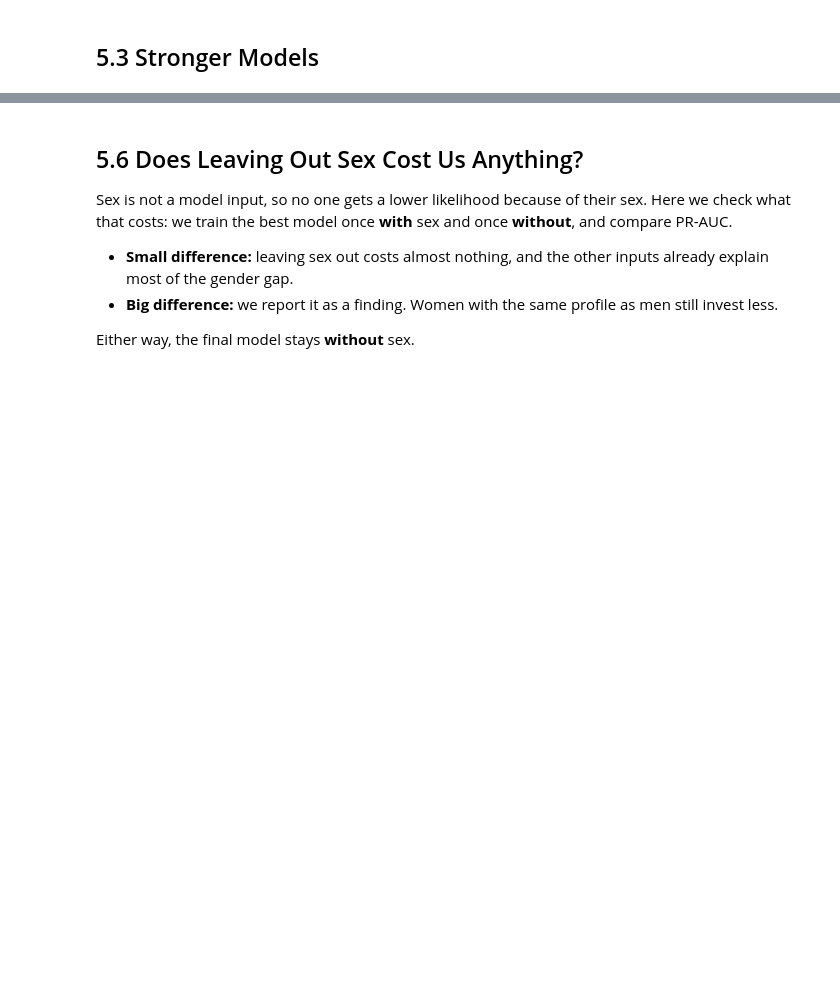
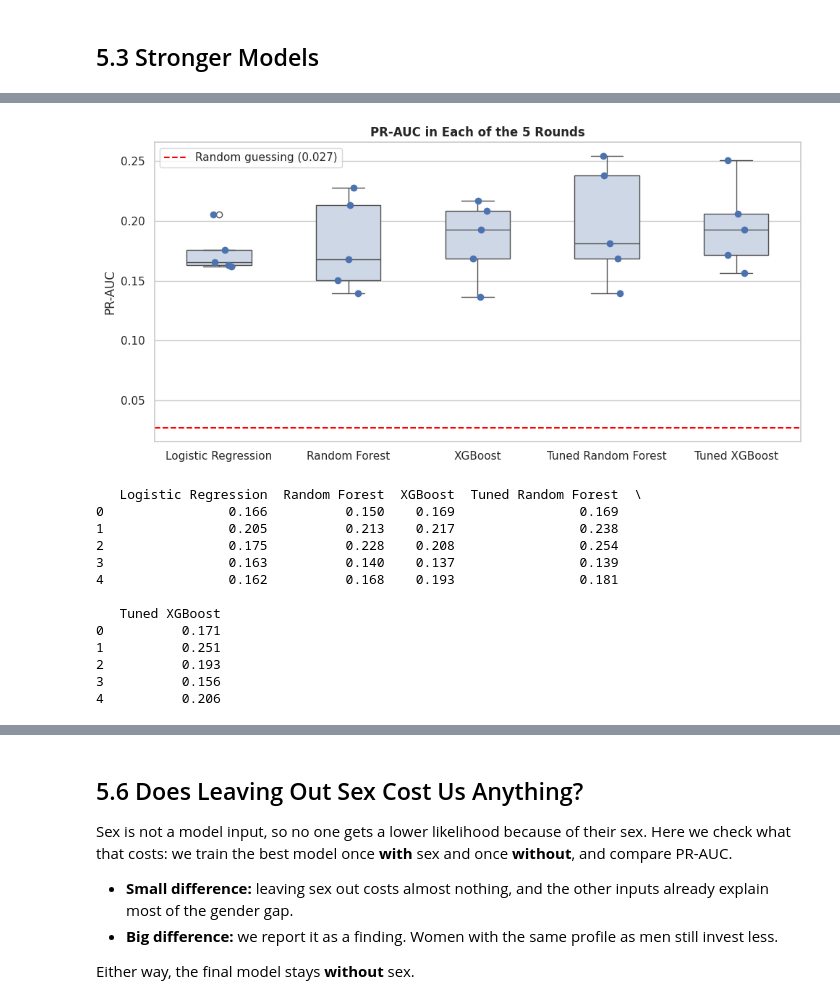
Before and after one commit to Fascos/investment-readiness-capstone-project, a Jupyter notebook: index.ipynb, the cells around one changed output, grey strips where cells are left out. Cells and saved outputs as stored; diff of their text form; code cells hidden in the pictures; blank space fills up the shorter version.

```diff
--- a/index.ipynb
+++ b/index.ipynb
@@ -1157,0 +1595,40 @@ Tune the best one or two models. Use `scoring="average_precision"`.
+# %%
+# Fold-by-fold PR-AUC for each model: 5 dots per model, one for each round
+
+def best_fold_scores(search):
+    # The 5 round scores of the best settings found in tuning
+    key = "score" if "split0_test_score" in search.cv_results_ else "pr_auc"
+    return [search.cv_results_[f"split{i}_test_{key}"][search.best_index_] for i in range(5)]
+
+fold_scores = {name: cv_scores[name]["test_pr_auc"]
+               for name in ["Logistic Regression", "Random Forest", "XGBoost"]}
+fold_scores["Tuned Random Forest"] = best_fold_scores(rf_search)
+fold_scores["Tuned XGBoost"] = best_fold_scores(xgb_search)
+fold_df = pd.DataFrame(fold_scores)
+
+plt.figure(figsize=(10, 5))
+sns.boxplot(data=fold_df, color="#C9D6EA", width=0.5)
+sns.stripplot(data=fold_df, color="#4C72B0", size=7)
+plt.axhline(0.027, color="red", linestyle="--", label="Random guessing (0.027)")
+plt.ylabel("PR-AUC")
+plt.title("PR-AUC in Each of the 5 Rounds", fontweight="bold")
+plt.legend()
+plt.tight_layout()
+plt.show()
+
+print(fold_df.round(3))
+# %% [output]
+[figure, added]
+   Logistic Regression  Random Forest  XGBoost  Tuned Random Forest  \
+0                0.166          0.150    0.169                0.169
+1                0.205          0.213    0.217                0.238
+2                0.175          0.228    0.208                0.254
+3                0.163          0.140    0.137                0.139
+4                0.162          0.168    0.193                0.181
+
+   Tuned XGBoost
+0          0.171
+1          0.251
+2          0.193
+3          0.156
+4          0.206
```
Also changed, not shown: parts of 86 cells of this notebook.
